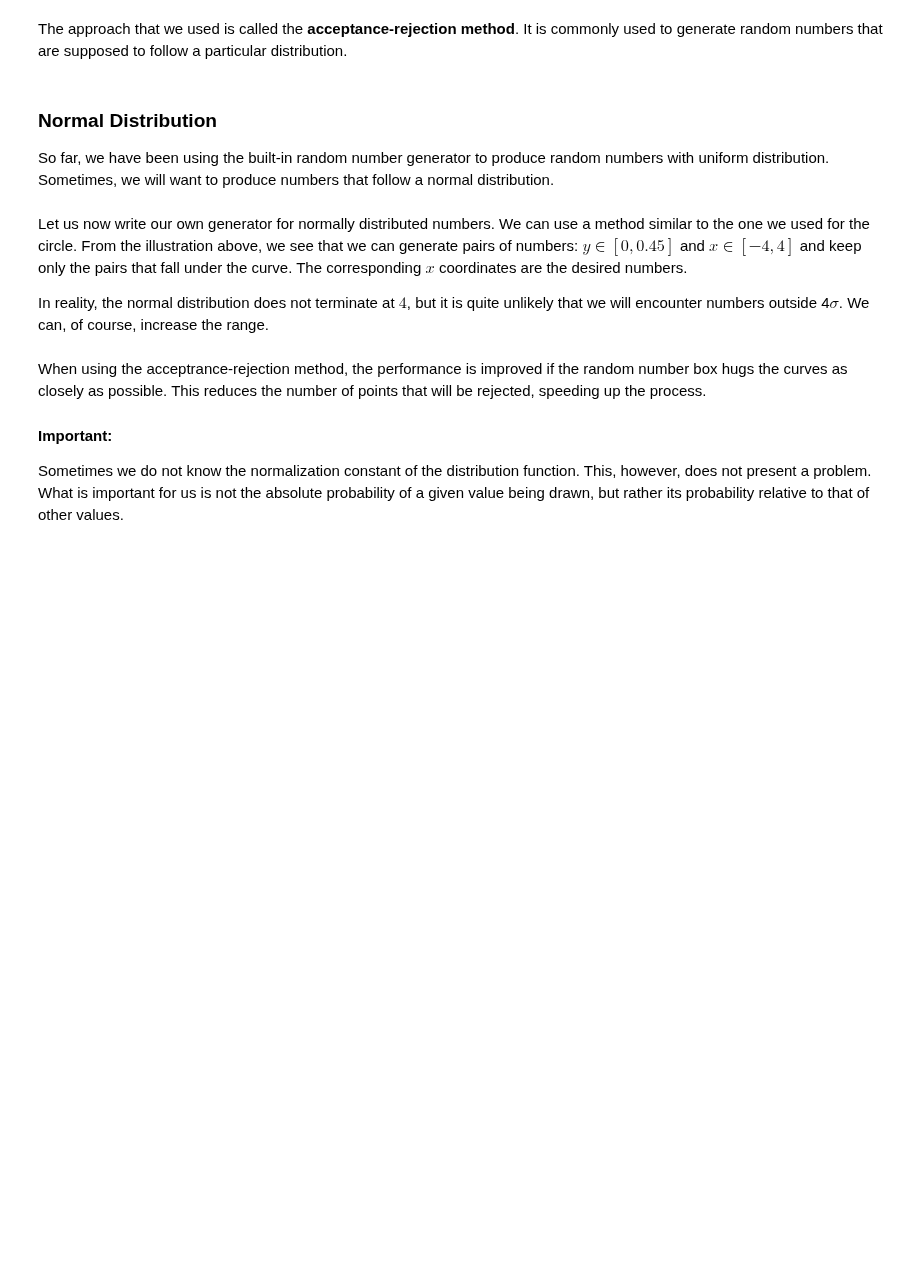
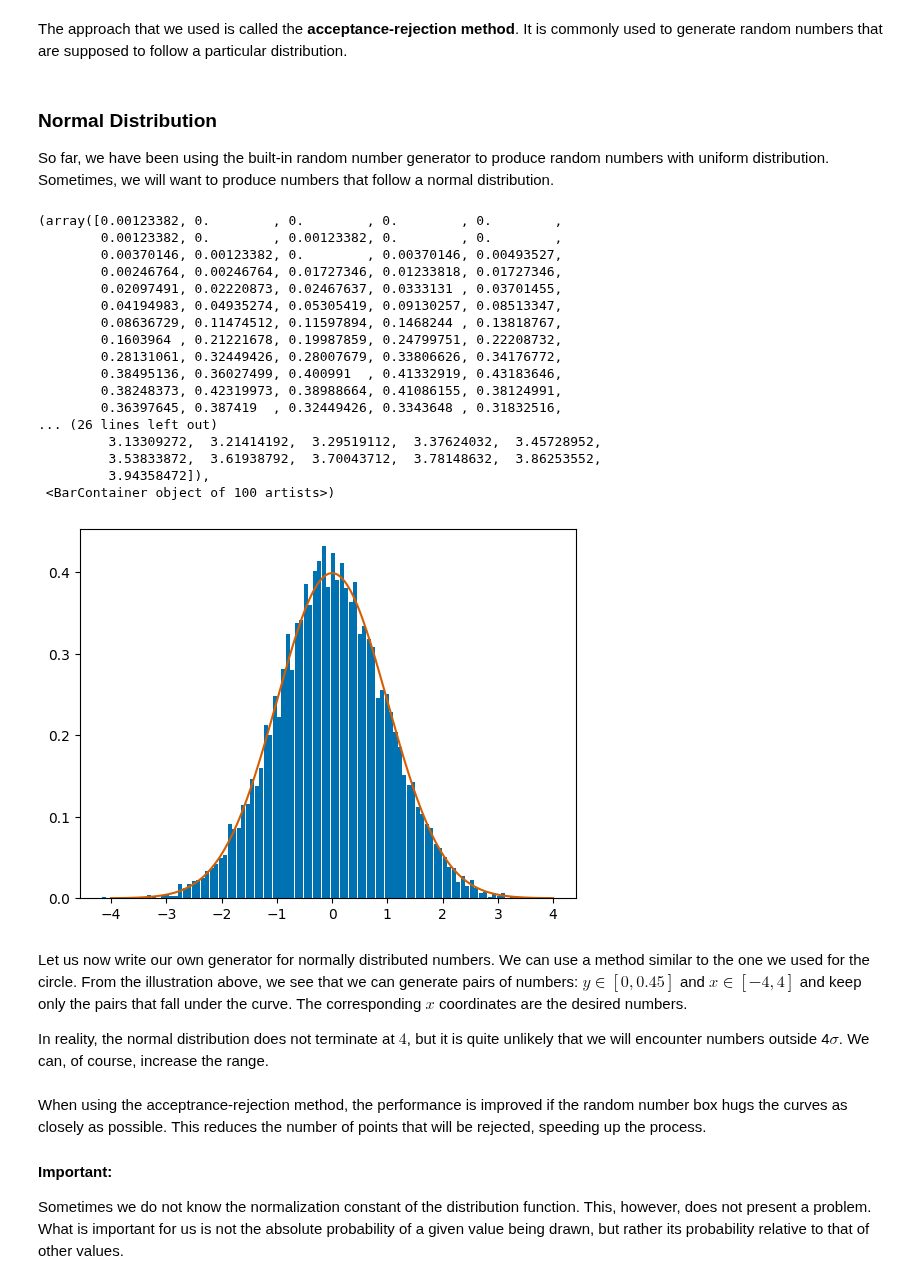
Before and after one commit to vibilanj/cmps, a Jupyter notebook: workshop/W6_Generation_of_Random_Numbers_S.ipynb, the cells around one changed output. Saved outputs shown, nothing was run; the diff lists cells and outputs as text; code cells hidden in the pictures; blank space fills up the shorter version.

```diff
--- a/workshop/W6_Generation_of_Random_Numbers_S.ipynb
+++ b/workshop/W6_Generation_of_Random_Numbers_S.ipynb
@@ -30,6 +64,43 @@ The approach that we used is called the **acceptance-rejection method**. It is c
 ### Normal Distribution
 
 So far, we have been using the built-in random number generator to produce random numbers with uniform distribution. Sometimes, we will want to produce numbers that follow a normal distribution.
+# %%
+nDraws = 10000
+mean = 0
+stdv = 1
+draws = np.random.normal(mean, stdv, nDraws)
+
+lim = 4
+n_xs = 200
+xs = np.linspace(-lim, lim, n_xs)
+
+def gauss(x):
+    return np.exp(-(x - mean) ** 2 / (2 * stdv ** 2)) / np.sqrt(2 * np.pi * stdv ** 2)
+
+gauss_res = [gauss(x) for x in xs]
+
+fig, ax = plt.subplots()
+ax.plot(xs, gauss_res, color = CF_vermillion)
+ax.hist(draws, bins = 100, density = True, rwidth = 0.9, color = CF_blue)
+# %% [output]
+(array([0.00123382, 0.        , 0.        , 0.        , 0.        ,
+        0.00123382, 0.        , 0.00123382, 0.        , 0.        ,
+        0.00370146, 0.00123382, 0.        , 0.00370146, 0.00493527,
+        0.00246764, 0.00246764, 0.01727346, 0.01233818, 0.01727346,
+        0.02097491, 0.02220873, 0.02467637, 0.0333131 , 0.03701455,
+        0.04194983, 0.04935274, 0.05305419, 0.09130257, 0.08513347,
+        0.08636729, 0.11474512, 0.11597894, 0.1468244 , 0.13818767,
+        0.1603964 , 0.21221678, 0.19987859, 0.24799751, 0.22208732,
+        0.28131061, 0.32449426, 0.28007679, 0.33806626, 0.34176772,
+        0.38495136, 0.36027499, 0.400991  , 0.41332919, 0.43183646,
+        0.38248373, 0.42319973, 0.38988664, 0.41086155, 0.38124991,
+        0.36397645, 0.387419  , 0.32449426, 0.3343648 , 0.31832516,
+... (26 lines left out)
+         3.13309272,  3.21414192,  3.29519112,  3.37624032,  3.45728952,
+         3.53833872,  3.61938792,  3.70043712,  3.78148632,  3.86253552,
+         3.94358472]),
+ <BarContainer object of 100 artists>)
+[figure, added]
 # %% [markdown]
 Let us now write our own generator for normally distributed numbers. We can use a method similar to the one we used for the circle. From the illustration above, we see that we can generate pairs of numbers: $y\in[0,0.45]$ and $x\in[-4,4]$ and keep only the pairs that fall under the curve. The corresponding $x$ coordinates are the desired numbers.
 
```
Also changed, not shown: parts of 3 cells of this notebook.
